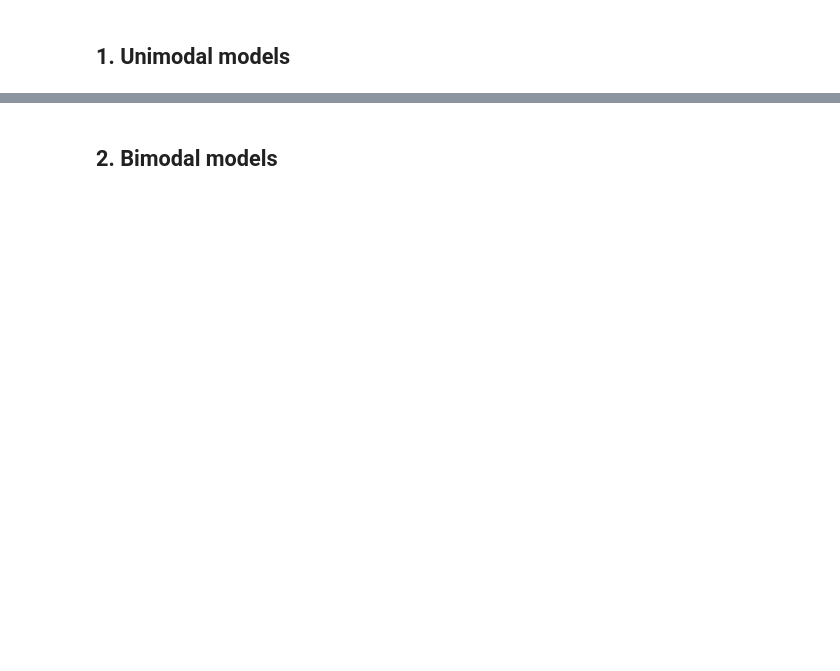
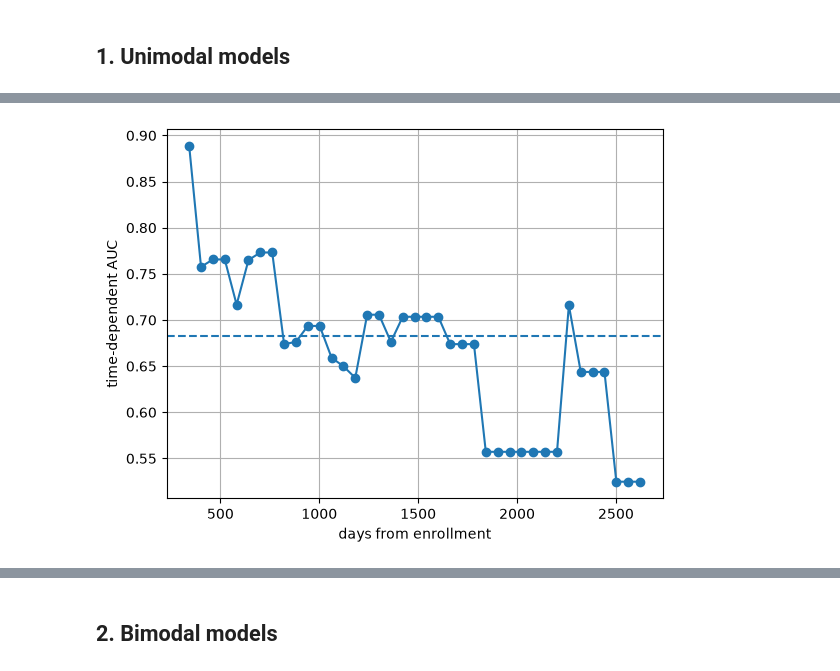
Before and after one commit to Eug-M/cancer_survival, a Jupyter notebook: src/Notebooks/modeles_ML.ipynb, the cells around one changed output, grey strips where cells are left out. Cells and saved outputs as stored; diff of their text form; code cells hidden in the pictures; blank space fills up the shorter version.

```diff
--- a/src/Notebooks/modeles_ML.ipynb
+++ b/src/Notebooks/modeles_ML.ipynb
@@ -166,0 +337,24 @@ ValueError: could not convert string to float: 'Metastasis'
+# %%
+# ROC to assess how well the model can distinguish survivors from deceased in bi-monthly intervals
+
+from sksurv.metrics import cumulative_dynamic_auc
+
+# we need to remove from X_test and Y_test time points longer than the max of Y_train, otherwise we get the error "censoring survival function is zero at one or more time points"
+max_timepoint = max(Y_train)
+incorrect_tests = Y_test[Y_test > max_timepoint].index
+X_test_purged = X_test.loc[~X_test.index.isin(incorrect_tests)]
+Y_test_purged = Y_test.loc[~Y_test.index.isin(incorrect_tests)]
+event_Cox_test_str_purged = event_Cox_test_str.loc[~event_Cox_test_str.index.isin(incorrect_tests)]
+Y_array_test_purged = np.array([(event_Cox_test_str_purged[i], Y_test_purged[i]) for i in Y_test_purged.index], dtype=[('event', '?'), ('time', 'i4')])
+
+va_times = np.arange(min(Y_test_purged), max(Y_test_purged), 60)
+cph_risk_scores = cph.predict(X_test_purged)
+cph_auc, cph_mean_auc = cumulative_dynamic_auc(Y_array_train, Y_array_test_purged, cph_risk_scores, va_times)
+
+plt.plot(va_times, cph_auc, marker="o")
+plt.axhline(cph_mean_auc, linestyle="--")
+plt.xlabel("days from enrollment")
+plt.ylabel("time-dependent AUC")
+plt.grid(True)
+# %% [output]
+[figure, added]
```
Also changed, not shown: parts of 30 cells of this notebook, 2 other files.
